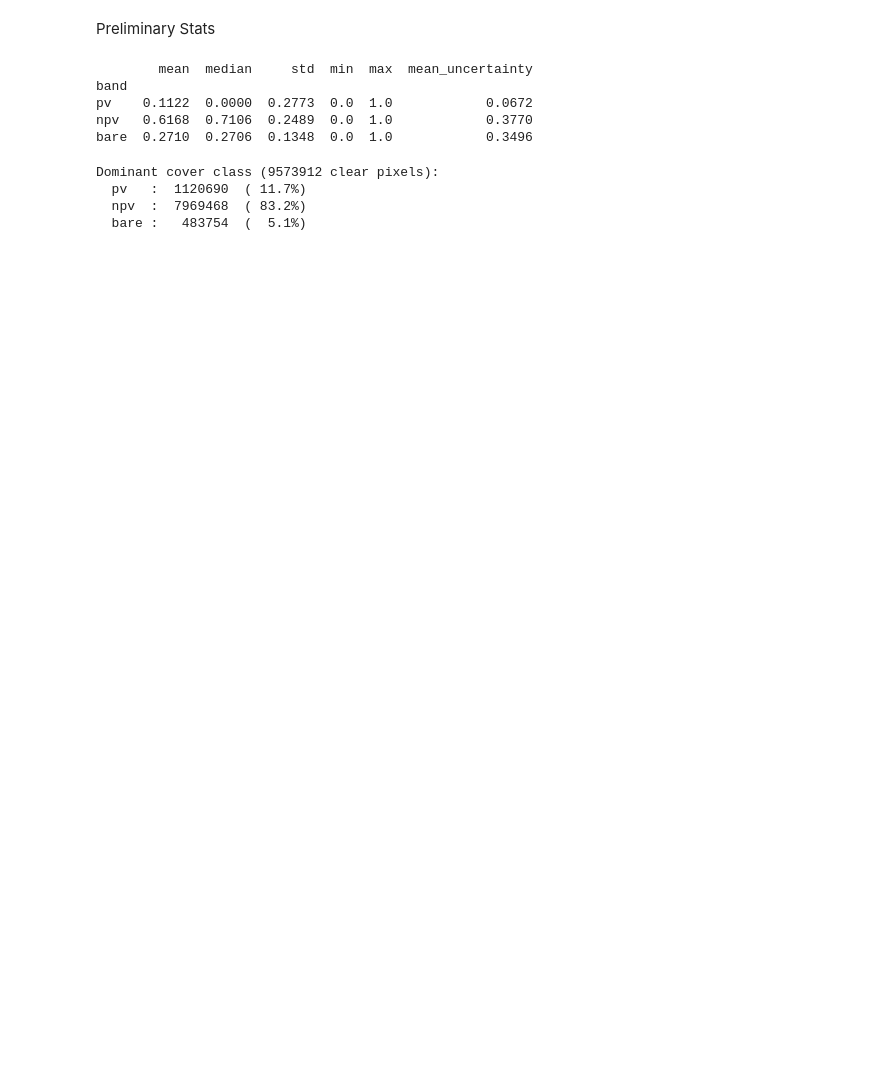
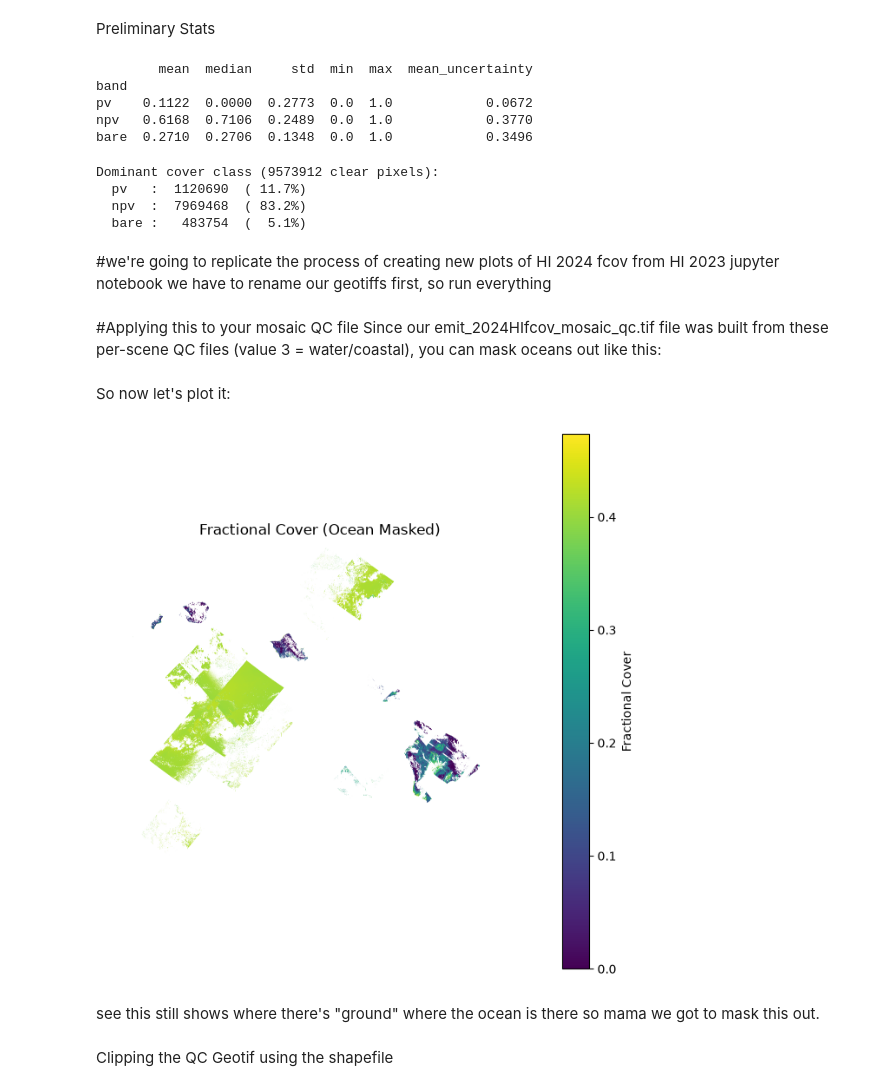
Before and after one commit to gillopez42/testing1, a Jupyter notebook: Scripts/GilsEMIT_2024HI_fcov.ipynb, the cells around one changed output. Saved outputs shown, nothing was run; the diff lists cells and outputs as text; code cells hidden in the pictures; blank space fills up the shorter version.

Commit message:
Add code for clipped QC flag map and mosaic fcov HI 2024

```diff
--- a/Scripts/GilsEMIT_2024HI_fcov.ipynb
+++ b/Scripts/GilsEMIT_2024HI_fcov.ipynb
@@ -120,6 +120,20 @@ def download_and_reconcile(granule):
 
     return g_ds, g_ds_clear
 # %%
+# Process every granule the search found (not just one hardcoded scene) so this
+# notebook still works if you change the bbox/temporal window above.
+granules = {}
+for g in results:
+    gid = g["meta"]["native-id"]
+    print(f"Processing {gid} ...")
+    g_ds, g_ds_clear = download_and_reconcile(g)
+    granules[gid] = (g_ds, g_ds_clear)
+
+    total = int(g_ds["qc"].notnull().sum())
+    n_clear = int((g_ds["qc"] == 0).sum())
+    print(f"  {n_clear}/{total} pixels clear ({100 * n_clear / total:.1f}%)")
+
+print(f"\nReconciled {len(granules)} granule(s).")
 # %% [output]
 Processing EMIT_L2B_FRCOV_001_20240201T203916_2403214_002 ...
   0/1951363 pixels clear (0.0%)
@@ -217,7 +231,7 @@ export_dir = os.path.join("data", "processed")
 os.makedirs(export_dir, exist_ok=True)
 
 for var in mosaic_vars:
-    out_path = os.path.join(export_dir, f"emit_2024fcov_mosaic_{var}.tif")
+    out_path = os.path.join(export_dir, f"emit_2024HIfcov_mosaic_{var}.tif")
     da = ds_mosaic[var]
     # qc is integer-dtype -- reuse its native -9999 nodata sentinel (see flag_labels
     # comment above) since NaN isn't representable in an int raster. Everything else
@@ -283,3 +297,41 @@ Dominant cover class (9573912 clear pixels):
   pv   :  1120690  ( 11.7%)
   npv  :  7969468  ( 83.2%)
   bare :   483754  (  5.1%)
+# %% [markdown]
+#we're going to replicate the process of creating new plots of HI 2024 fcov from HI 2023 jupyter notebook we have to rename our geotiffs first, so run everything
+# %% [markdown]
+#Applying this to your mosaic QC file
+Since our emit_2024HIfcov_mosaic_qc.tif file was built from these per-scene QC files (value 3 = water/coastal), you can mask oceans out like this:
+# %%
+import rasterio
+import numpy as np
+
+qc_path = "data/processed/emit_2024HIfcov_mosaic_qc.tif"
+
+with rasterio.open(qc_path) as src:
+    qc = src.read(1)
+    profile = src.profile
+
+# Boolean mask: True where it's water/coastal (ocean)
+ocean_mask = (qc == 3)
+
+# Example: apply this mask to your fractional cover data to exclude oceans
+# (assuming ds_mosaic[var] is one of your frcov variables, same shape as qc)
+frcov_masked = np.where(ocean_mask, np.nan, ds_mosaic[var].values)
+# %% [markdown]
+So now let's plot it:
+# %%
+import matplotlib.pyplot as plt
+
+plt.figure(figsize=(8, 8))
+plt.imshow(frcov_masked, cmap="viridis")
+plt.colorbar(label="Fractional Cover")
+plt.title("Fractional Cover (Ocean Masked)")
+plt.axis("off")
+plt.show()
+# %% [output]
+[figure, added]
+# %% [markdown]
+see this still shows where there's "ground" where the ocean is there so mama we got to mask this out.
+# %% [markdown]
+Clipping the QC Geotif using the shapefile
```
Also changed, not shown: parts of 15 cells of this notebook.
